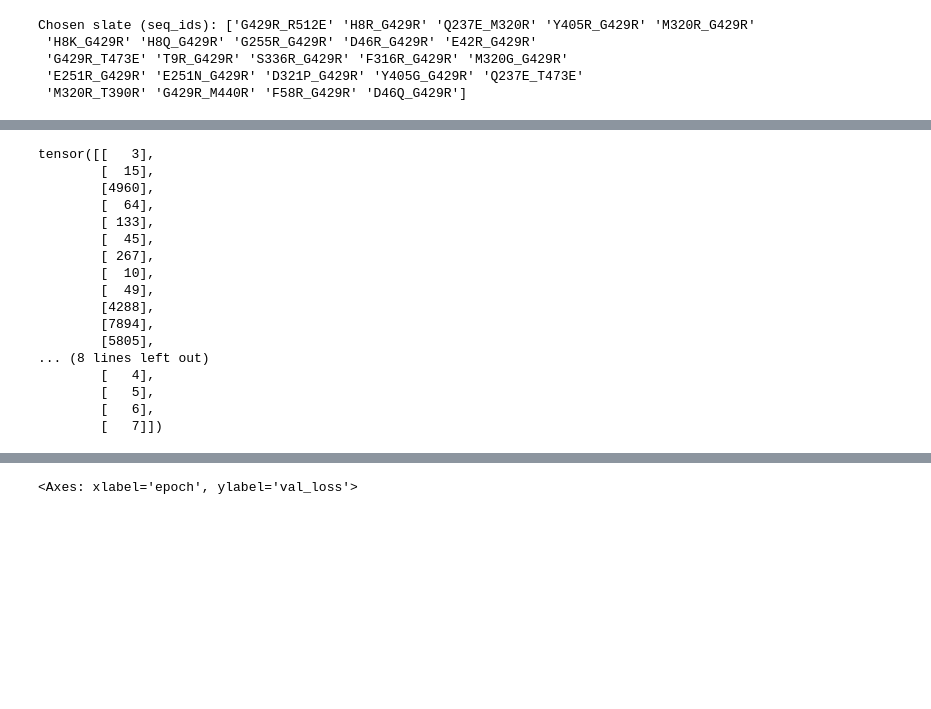
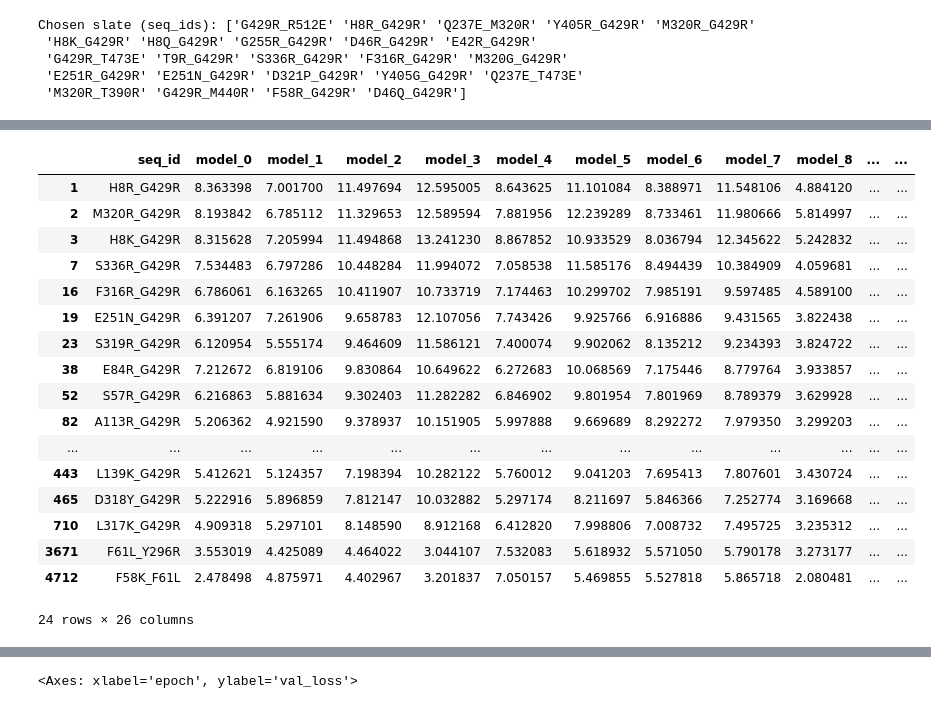
Before and after one commit to JBEI/foldy-internal, a Jupyter notebook: backend/src/notebooks/jacob/250522_correlation.ipynb, the cells around one changed output, grey strips where cells are left out. Drawn from its saved outputs; the diff is of its cells as text; code cells hidden in the pictures; blank space fills up the shorter version.

```diff
--- a/backend/src/notebooks/jacob/250522_correlation.ipynb
+++ b/backend/src/notebooks/jacob/250522_correlation.ipynb
@@ -14,6 +14,8 @@ pop2_preds['stddev'] = pop2_preds[model_columns].std(axis=1)
 pop2_preds['score'] = pop2_preds['mean'] + BETA * pop2_preds['stddev']
 
 pop2_preds = pop2_preds.sort_values('score', ascending=False)
+# %%
+pop2_preds[model_columns] = pop2_preds[model_columns].apply(lambda x: (x - x.mean()) / x.std(), axis=0)
 # %%
 import torch
 import pandas as pd
@@ -133,12 +137,15 @@ Chosen slate (seq_ids): ['G429R_R512E' 'H8R_G429R' 'Q237E_M320R' 'Y405R_G429R' '
 # %%
+import torch
+
 # --- Constants and data setup ---
 QUCB_BETA = 1.0    # UCB exploration weight
 Q         = 24     # slate size
+TAU2      = 1e-3   # Variance floor for numerical stability
 
 # pop2_preds: DataFrame indexed by seq_id, cols = model_1 … model_20
-pop2_subset = pop2_preds[model_columns].head(1000)
-pred_tensor  = torch.tensor(pop2_subset.values.T, dtype=torch.float32)  # (S, N)
-seq_ids      = pop2_subset.index.to_numpy()                             # (N,)
+subset_df = pop2_preds.sort_values('score', ascending=False)[model_columns].head(10000)
+pred_tensor  = torch.tensor(subset_df.values.T, dtype=torch.float32)  # (S, N)
+seq_ids      = subset_df.index.to_numpy()                             # (N,)
 
 S, N = pred_tensor.shape
 assert S == len(model_columns), "Expect one column per model"
@@ -147,7 +154,7 @@ assert S == len(model_columns), "Expect one column per model"
 means = pred_tensor.mean(dim=0)          # (N,)
 devs  = pred_tensor - means              # (S, N)
 Cov   = (devs.T @ devs) / S              # (N, N)
-vars  = Cov.diag()                       # (N,)
+vars  = Cov.diag().clamp_min(TAU2)       # (N,)
 sigmas = vars.sqrt()                     # (N,)
 
 # constant liar setup: choose L as the ****minimum**** prior mean
@@ -165,6 +172,7 @@ for _ in range(Q):
     # 2) select best candidate
     idx = int(ucb.argmax().item())
     selected.append(idx)
+    print(f'Selecting {seq_ids[idx]} with UCB: {ucb[idx]} = {means[idx]} + {QUCB_BETA} * {sigmas[idx]}')
 
     # 3) "lie" by imagining a ***bad*** constant observation y = L at idx:
     cov_i = Cov[:, idx].clone()        # (N,)
@@ -172,11 +180,18 @@ for _ in range(Q):
 
     # 4) update posterior means conditional on fake bad y=L
     #     μ_new = μ + cov_i * (L - μ[idx]) / v_i
-    means = means + cov_i * (L - means[idx]) / (v_i + 1e-12)
+    means = means + cov_i * (L - means[idx]) / (v_i + TAU2)
+    # if any(means > 1000):
+    #     problem_indices = torch.where(means > 100)[0]
+    #     print(f'means: {means[problem_indices[0]]}')
+    #     print(f'cov_i: {cov_i[problem_indices[0]]}')
+    #     print(f'v_i: {v_i}')
+    #     print(f'L: {L}')
 
     # 5) update covariance via Schur complement, same as KG believer
-    Cov   = Cov - torch.outer(cov_i, cov_i) / (v_i + 1e-12)
-    vars  = Cov.diag()                  # update variances
+    Cov   = Cov - torch.outer(cov_i, cov_i) / (v_i + TAU2)
+    Cov    = 0.5 * (Cov + Cov.T)         # re-symmetrise
+    vars  = Cov.diag().clamp_min(TAU2)
     sigmas = vars.sqrt()                # update std devs
 
 # map back to sequence IDs
@@ -191,23 +218,25 @@ Constant Liar UCB slate: ['G429R_R512E' 'H8R_G429R' 'H8K_G429R' 'M320R_G429R' 'Y
-# %%
-cands
-# %% [output]
-tensor([[   3],
-        [  15],
-        [4960],
-        [  64],
-        [ 133],
-        [  45],
-        [ 267],
-        [  10],
-        [  49],
-        [4288],
-        [7894],
-        [5805],
-... (8 lines left out)
-        [   4],
-        [   5],
-        [   6],
-        [   7]])
+# %%
+tmp = pop2_preds.reset_index()
+tmp[tmp.seq_id.isin(constant_liar_chosen_seq_ids)]
+# %% [output]
+|  | seq_id | model_0 | model_1 | model_2 | model_3 | model_4 | model_5 | model_6 | model_7 | model_8 | ... | ... |
+| 1 | H8R_G429R | 8.363398 | 7.001700 | 11.497694 | 12.595005 | 8.643625 | 11.101084 | 8.388971 | 11.548106 | 4.884120 | ... | ... |
+| 2 | M320R_G429R | 8.193842 | 6.785112 | 11.329653 | 12.589594 | 7.881956 | 12.239289 | 8.733461 | 11.980666 | 5.814997 | ... | ... |
+| 3 | H8K_G429R | 8.315628 | 7.205994 | 11.494868 | 13.241230 | 8.867852 | 10.933529 | 8.036794 | 12.345622 | 5.242832 | ... | ... |
+| 7 | S336R_G429R | 7.534483 | 6.797286 | 10.448284 | 11.994072 | 7.058538 | 11.585176 | 8.494439 | 10.384909 | 4.059681 | ... | ... |
+| 16 | F316R_G429R | 6.786061 | 6.163265 | 10.411907 | 10.733719 | 7.174463 | 10.299702 | 7.985191 | 9.597485 | 4.589100 | ... | ... |
+| 19 | E251N_G429R | 6.391207 | 7.261906 | 9.658783 | 12.107056 | 7.743426 | 9.925766 | 6.916886 | 9.431565 | 3.822438 | ... | ... |
+| 23 | S319R_G429R | 6.120954 | 5.555174 | 9.464609 | 11.586121 | 7.400074 | 9.902062 | 8.135212 | 9.234393 | 3.824722 | ... | ... |
+| 38 | E84R_G429R | 7.212672 | 6.819106 | 9.830864 | 10.649622 | 6.272683 | 10.068569 | 7.175446 | 8.779764 | 3.933857 | ... | ... |
+| 52 | S57R_G429R | 6.216863 | 5.881634 | 9.302403 | 11.282282 | 6.846902 | 9.801954 | 7.801969 | 8.789379 | 3.629928 | ... | ... |
+| 82 | A113R_G429R | 5.206362 | 4.921590 | 9.378937 | 10.151905 | 5.997888 | 9.669689 | 8.292272 | 7.979350 | 3.299203 | ... | ... |
+| ... | ... | ... | ... | ... | ... | ... | ... | ... | ... | ... | ... | ... |
+| 443 | L139K_G429R | 5.412621 | 5.124357 | 7.198394 | 10.282122 | 5.760012 | 9.041203 | 7.695413 | 7.807601 | 3.430724 | ... | ... |
+| 465 | D318Y_G429R | 5.222916 | 5.896859 | 7.812147 | 10.032882 | 5.297174 | 8.211697 | 5.846366 | 7.252774 | 3.169668 | ... | ... |
+| 710 | L317K_G429R | 4.909318 | 5.297101 | 8.148590 | 8.912168 | 6.412820 | 7.998806 | 7.008732 | 7.495725 | 3.235312 | ... | ... |
+| 3671 | F61L_Y296R | 3.553019 | 4.425089 | 4.464022 | 3.044107 | 7.532083 | 5.618932 | 5.571050 | 5.790178 | 3.273177 | ... | ... |
+| 4712 | F58K_F61L | 2.478498 | 4.875971 | 4.402967 | 3.201837 | 7.050157 | 5.469855 | 5.527818 | 5.865718 | 2.080481 | ... | ... |
+24 rows × 26 columns
 # %%
 tmp = pop2_preds.reset_index()
 tmp[tmp.has_F61]
```
Also changed, not shown: parts of 4 cells of this notebook, 12 other files.
